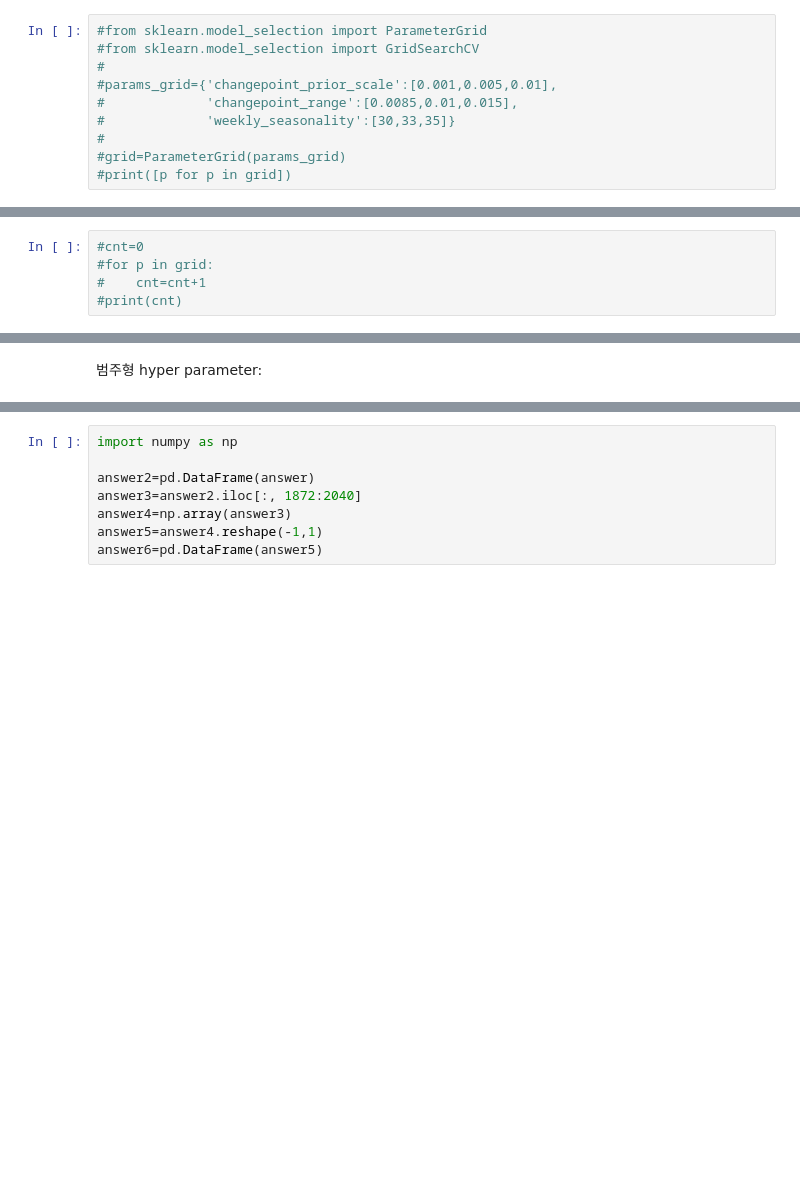
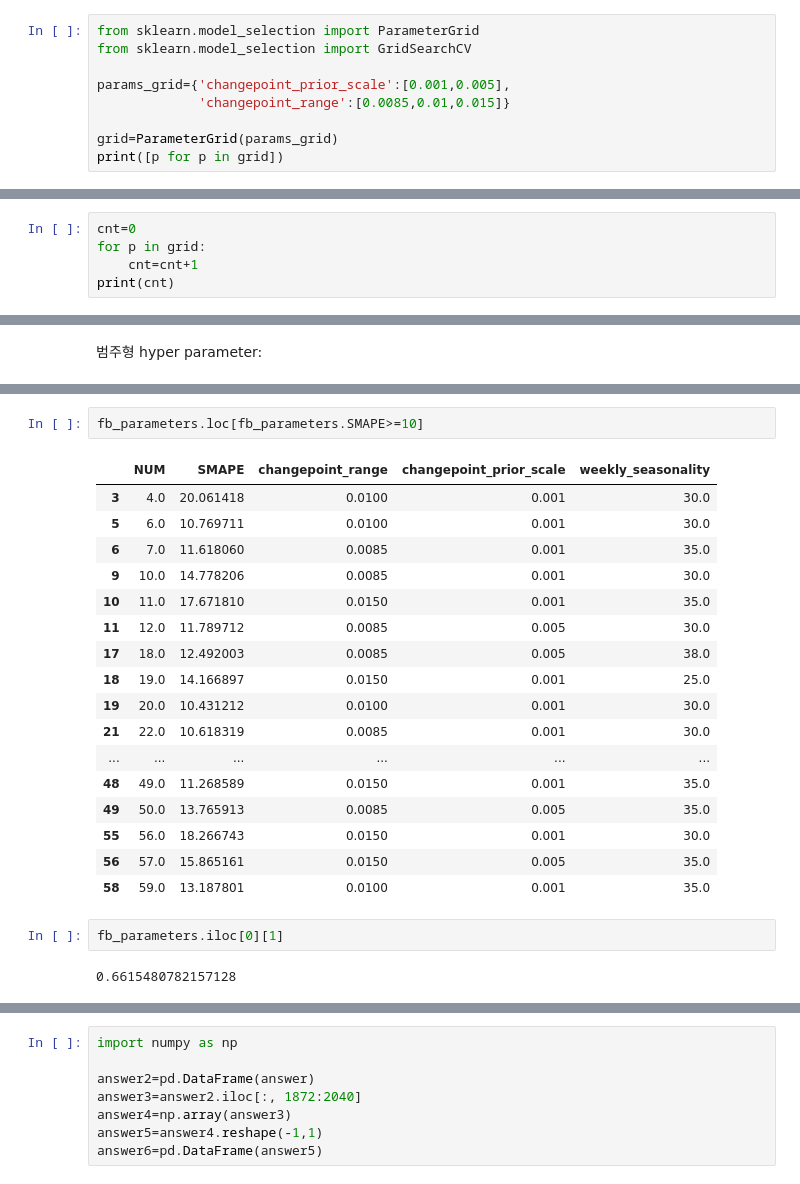
Before and after one commit to yunyoseob/SD_academy_Study, a Jupyter notebook: 전력사용량_예측_AI_경진대회(Prophet).ipynb, the cells around one changed output, grey strips where cells are left out. Drawn from its saved outputs; the diff is of its cells as text; blank space fills up the shorter version.

```diff
--- a/전력사용량_예측_AI_경진대회(Prophet).ipynb
+++ b/전력사용량_예측_AI_경진대회(Prophet).ipynb
@@ -498,10 +518,9 @@ params_grid={'changepoint_range':[0.0084,0.0085,0.0086],
 # %%
-#from sklearn.model_selection import ParameterGrid
-#from sklearn.model_selection import GridSearchCV
-#
-#params_grid={'changepoint_prior_scale':[0.001,0.005,0.01],
-#             'changepoint_range':[0.0085,0.01,0.015],
-#             'weekly_seasonality':[30,33,35]}
-#
-#grid=ParameterGrid(params_grid)
-#print([p for p in grid])
+from sklearn.model_selection import ParameterGrid
+from sklearn.model_selection import GridSearchCV
+
+params_grid={'changepoint_prior_scale':[0.001,0.005],
+             'changepoint_range':[0.0085,0.01,0.015]}
+
+grid=ParameterGrid(params_grid)
+print([p for p in grid])
@@ -508,5 +529,5 @@ params_grid={'changepoint_range':[0.0084,0.0085,0.0086],
 # %%
-#cnt=0
-#for p in grid:
-#    cnt=cnt+1
-#print(cnt)
+cnt=0
+for p in grid:
+    cnt=cnt+1
+print(cnt)
@@ -623,3 +680,27 @@ smape는 5.493914207552665 입니다.
+# %%
+fb_parameters.loc[fb_parameters.SMAPE>=10]
+# %% [output]
+|  | NUM | SMAPE | changepoint_range | changepoint_prior_scale | weekly_seasonality |
+| 3 | 4.0 | 20.061418 | 0.0100 | 0.001 | 30.0 |
+| 5 | 6.0 | 10.769711 | 0.0100 | 0.001 | 30.0 |
+| 6 | 7.0 | 11.618060 | 0.0085 | 0.001 | 35.0 |
+| 9 | 10.0 | 14.778206 | 0.0085 | 0.001 | 30.0 |
+| 10 | 11.0 | 17.671810 | 0.0150 | 0.001 | 35.0 |
+| 11 | 12.0 | 11.789712 | 0.0085 | 0.005 | 30.0 |
+| 17 | 18.0 | 12.492003 | 0.0085 | 0.005 | 38.0 |
+| 18 | 19.0 | 14.166897 | 0.0150 | 0.001 | 25.0 |
+| 19 | 20.0 | 10.431212 | 0.0100 | 0.001 | 30.0 |
+| 21 | 22.0 | 10.618319 | 0.0085 | 0.001 | 30.0 |
+| ... | ... | ... | ... | ... | ... |
+| 48 | 49.0 | 11.268589 | 0.0150 | 0.001 | 35.0 |
+| 49 | 50.0 | 13.765913 | 0.0085 | 0.005 | 35.0 |
+| 55 | 56.0 | 18.266743 | 0.0150 | 0.001 | 30.0 |
+| 56 | 57.0 | 15.865161 | 0.0150 | 0.005 | 35.0 |
+| 58 | 59.0 | 13.187801 | 0.0100 | 0.001 | 35.0 |
+# %%
+fb_parameters.iloc[0][1]
+# %% [output]
+0.6615480782157128
 # %%
 answer=[]
 
```
Also changed, not shown: parts of 73 cells of this notebook.
